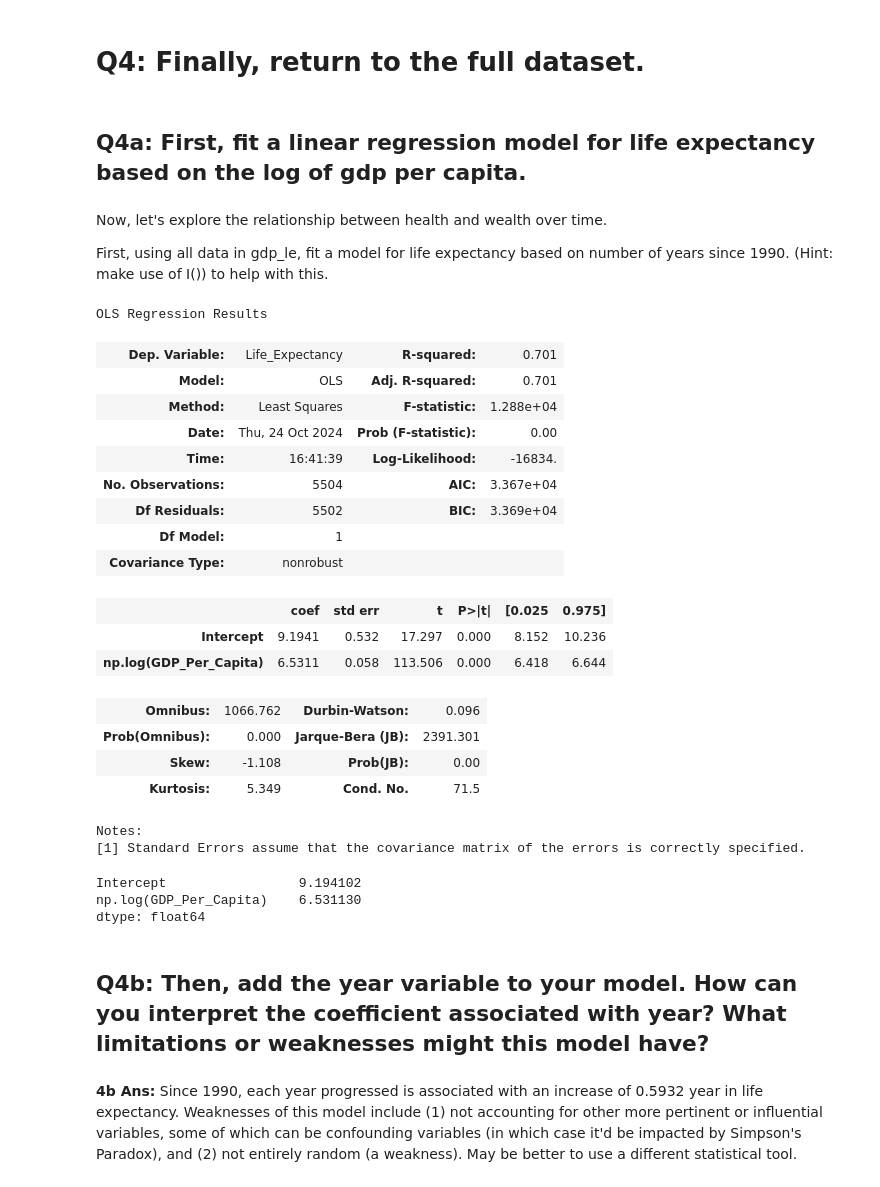
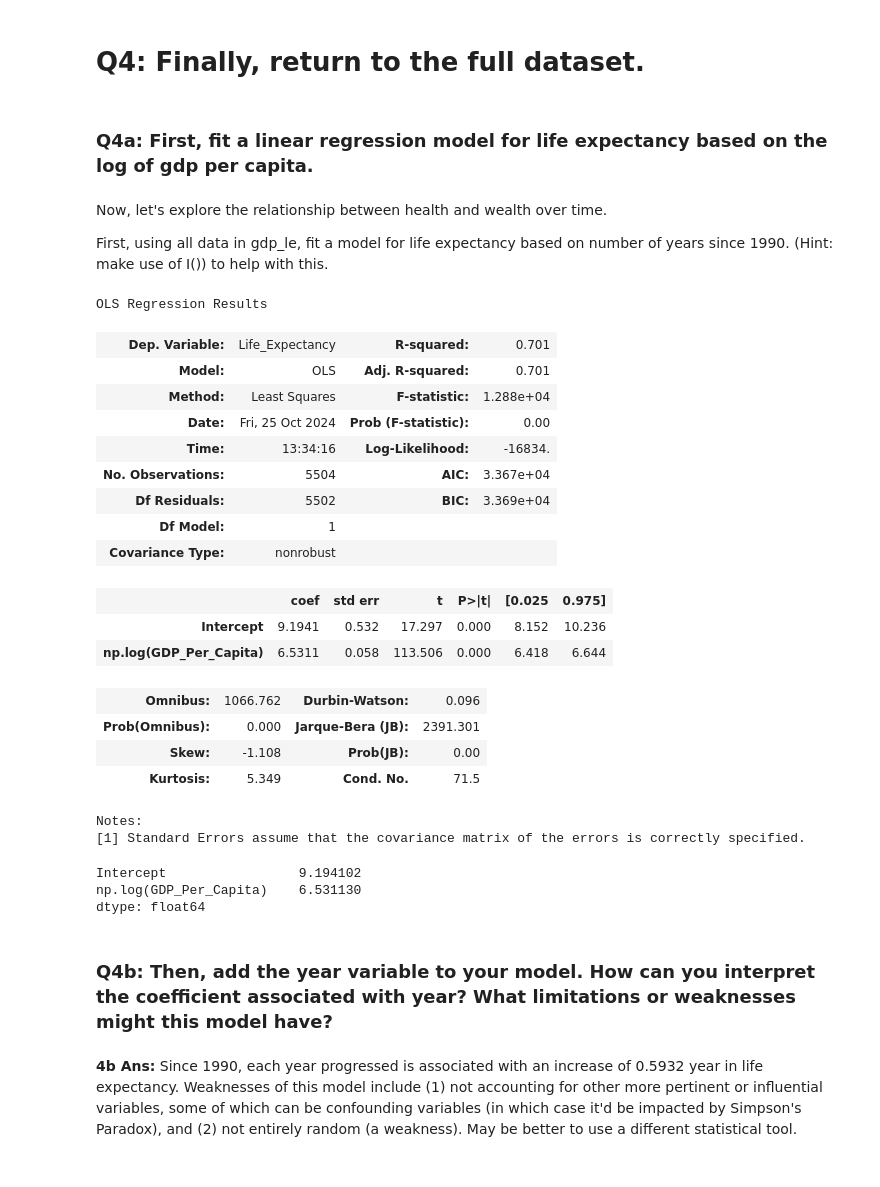
Before and after one commit to nss-data-science-cohort-8/un-linear-regression-MultidisciplinaryDeepDives, a Jupyter notebook: notebooks/UN_LinearRegression_In-ClassProject.ipynb, the cells around one changed output. Saved outputs shown, nothing was run; the diff lists cells and outputs as text; code cells hidden in the pictures.

```diff
--- a/notebooks/UN_LinearRegression_In-ClassProject.ipynb
+++ b/notebooks/UN_LinearRegression_In-ClassProject.ipynb
@@ -647,21 +717,21 @@ fit_df.plot(x = 'log_gdp', y = 'fitted', ax = ax, color = 'black', label = 'fitt
 # %% [markdown]
 # Q4: Finally, return to the full dataset.
 # %% [markdown]
-## Q4a: First, fit a linear regression model for life expectancy based on the log of gdp per capita.
+### Q4a: First, fit a linear regression model for life expectancy based on the log of gdp per capita.
 # %% [markdown]
 Now, let's explore the relationship between health and wealth over time.
 
 First, using all data in gdp_le, fit a model for life expectancy based on number of years since 1990. (Hint: make use of I()) to help with this.
 # %%
-lm = smf.ols('Life_Expectancy ~ np.log(GDP_Per_Capita)', data = gdp_le).fit()
-lm.summary()
+lr_le_log_gdp = smf.ols('Life_Expectancy ~ np.log(GDP_Per_Capita)', data=gdp_le).fit()
+lr_le_log_gdp.summary()
 # %% [output]
 OLS Regression Results
 | Dep. Variable: | Life_Expectancy | R-squared: | 0.701 |
 | Model: | OLS | Adj. R-squared: | 0.701 |
 | Method: | Least Squares | F-statistic: | 1.288e+04 |
-| Date: | Thu, 24 Oct 2024 | Prob (F-statistic): | 0.00 |
-| Time: | 16:41:39 | Log-Likelihood: | -16834. |
+| Date: | Fri, 25 Oct 2024 | Prob (F-statistic): | 0.00 |
+| Time: | 13:34:16 | Log-Likelihood: | -16834. |
 | No. Observations: | 5504 | AIC: | 3.367e+04 |
 | Df Residuals: | 5502 | BIC: | 3.369e+04 |
 | Df Model: | 1 |  |  |
@@ -682,7 +752,7 @@ Intercept                 9.194102
 np.log(GDP_Per_Capita)    6.531130
 dtype: float64
 # %% [markdown]
-## Q4b: Then, add the year variable to your model. How can you interpret the coefficient associated with year? What limitations or weaknesses might this model have?
+### Q4b: Then, add the year variable to your model. How can you interpret the coefficient associated with year? What limitations or weaknesses might this model have?
 # %% [markdown]
 **4b Ans:** Since 1990, each year progressed is associated with an increase of 0.5932 year in life expectancy. Weaknesses of this model include (1) not accounting for other more pertinent or influential variables, some of which can be confounding variables (in which case it'd be impacted by Simpson's Paradox), and (2) not entirely random (a weakness). May be better to use a different statistical tool.
 # %%
```
Also changed, not shown: parts of 26 cells of this notebook.
